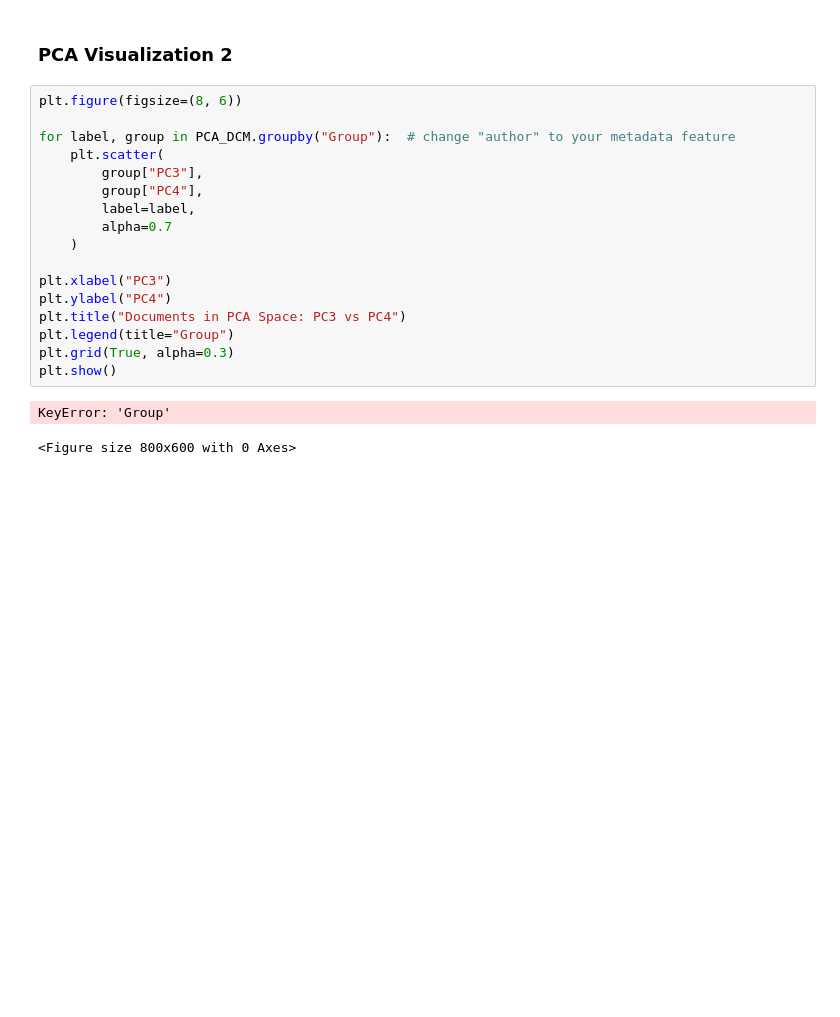
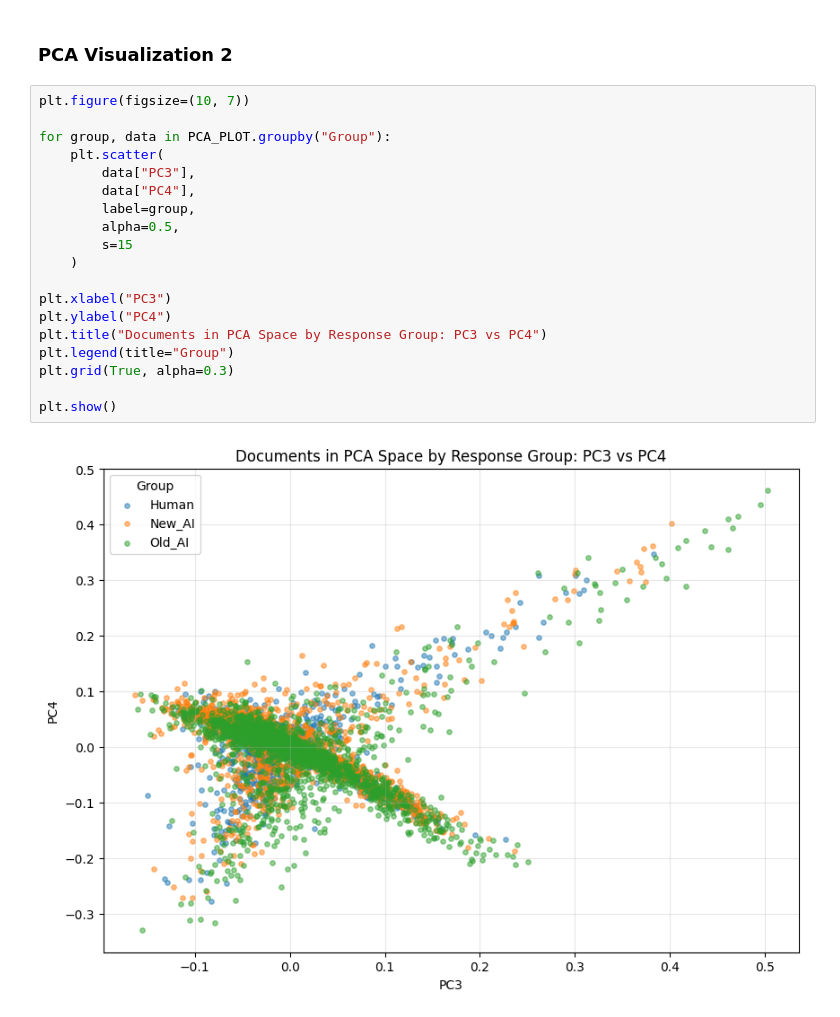
Before and after one commit to lderos/DS-5001-Final-Project, a Jupyter notebook: PCAmodels.ipynb, the cells around one changed output. Cells and saved outputs as stored; diff of their text form; blank space fills up the shorter version.

```diff
--- a/PCAmodels.ipynb
+++ b/PCAmodels.ipynb
@@ -108,22 +129,23 @@ plt.show()
 # %% [markdown]
 ### PCA Visualization 2
 # %%
-plt.figure(figsize=(8, 6))
+plt.figure(figsize=(10, 7))
 
-for label, group in PCA_DCM.groupby("Group"):  # change "author" to your metadata feature
+for group, data in PCA_PLOT.groupby("Group"):
     plt.scatter(
-        group["PC3"],
-        group["PC4"],
-        label=label,
-        alpha=0.7
+        data["PC3"],
+        data["PC4"],
+        label=group,
+        alpha=0.5,
+        s=15
     )
 
 plt.xlabel("PC3")
 plt.ylabel("PC4")
-plt.title("Documents in PCA Space: PC3 vs PC4")
+plt.title("Documents in PCA Space by Response Group: PC3 vs PC4")
 plt.legend(title="Group")
 plt.grid(True, alpha=0.3)
+
 plt.show()
 # %% [output]
-KeyError: 'Group'
-<Figure size 800x600 with 0 Axes>
+[figure, added]
```
Also changed, not shown: parts of 4 cells of this notebook.
